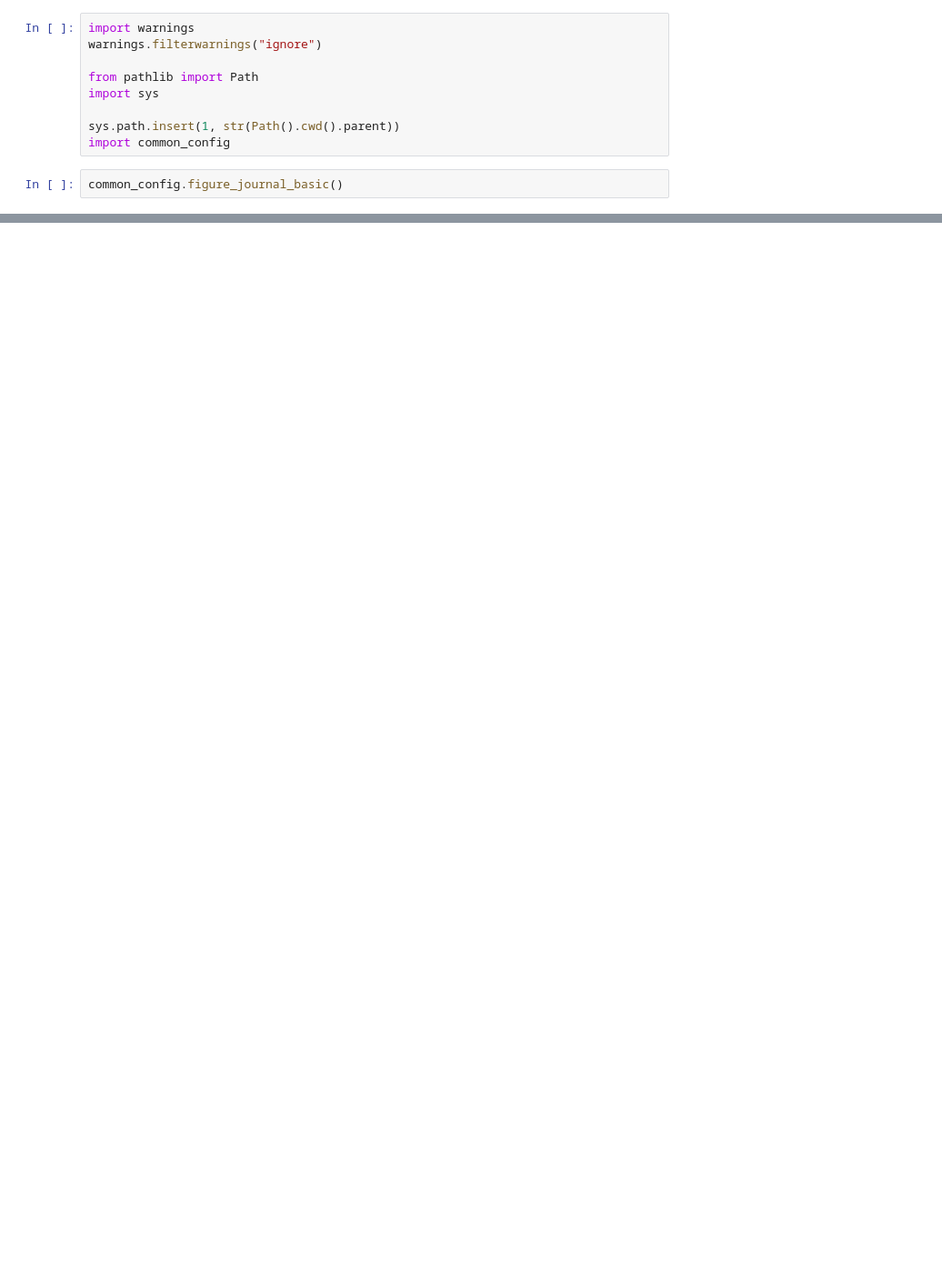
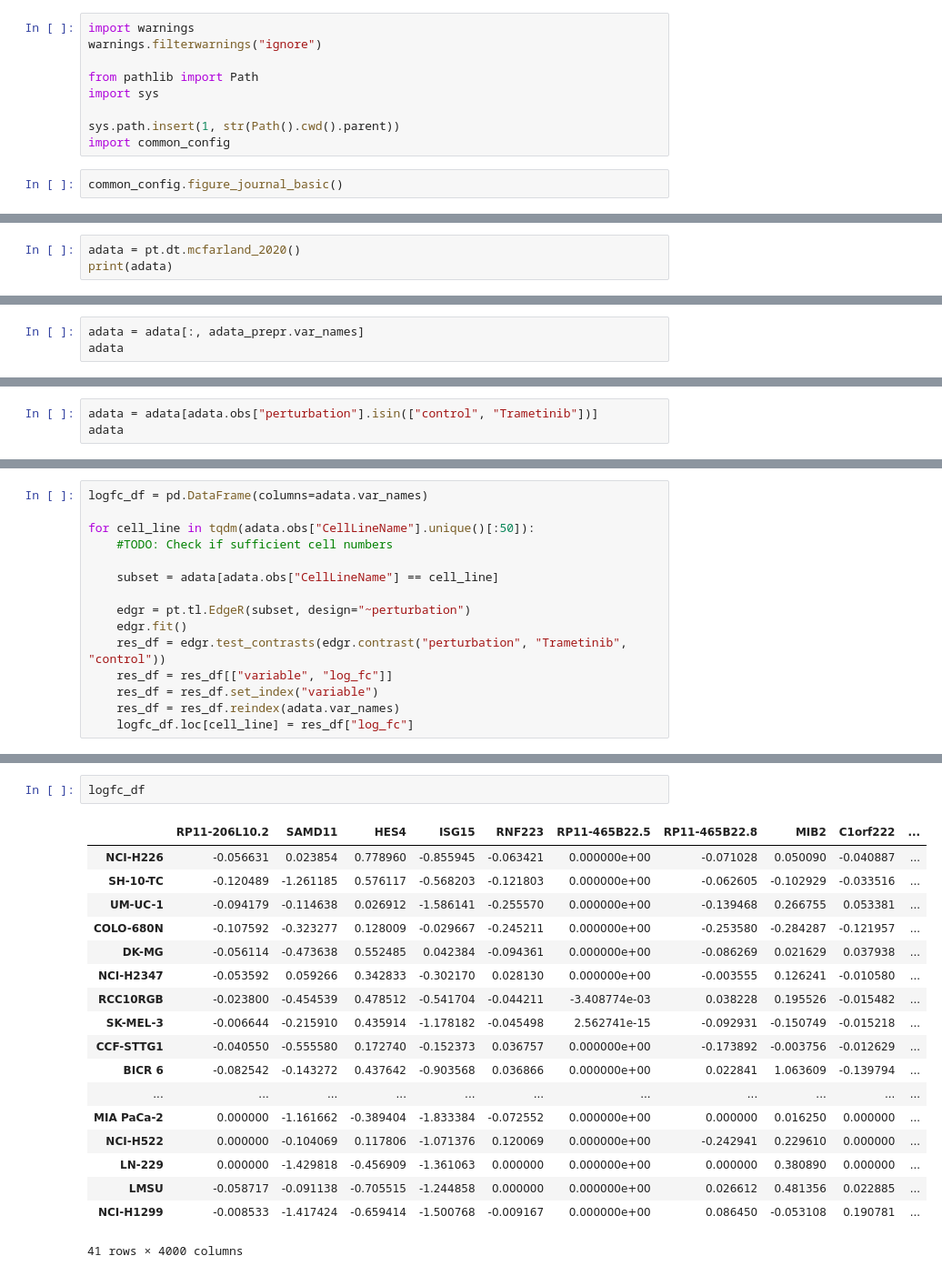
Before and after one commit to theislab/pertpy-reproducibility, a Jupyter notebook: mcfarland/04_mcfarland_drug_response.ipynb, the cells around one changed output, grey strips where cells are left out. Shown at 91% size. Drawn from its saved outputs; the diff is of its cells as text; blank space fills up the shorter version.

```diff
--- a/mcfarland/04_mcfarland_drug_response.ipynb
+++ b/mcfarland/04_mcfarland_drug_response.ipynb
@@ -22,0 +23,3 @@ adata = sc.read_h5ad("data/mcfarland_preprocessed.h5ad")
+# %%
+adata = pt.dt.mcfarland_2020()
+print(adata)
@@ -22,0 +30,3 @@ adata = sc.read_h5ad("data/mcfarland_preprocessed.h5ad")
+# %%
+adata = adata[:, adata_prepr.var_names]
+adata
@@ -75,0 +119,3 @@ Name: GDSC1, Length: 182875, dtype: float64
+# %%
+adata = adata[adata.obs["perturbation"].isin(["control", "Trametinib"])]
+adata
@@ -75,0 +126,15 @@ Name: GDSC1, Length: 182875, dtype: float64
+# %%
+logfc_df = pd.DataFrame(columns=adata.var_names)
+
+for cell_line in tqdm(adata.obs["CellLineName"].unique()[:50]):
+    #TODO: Check if sufficient cell numbers
+
+    subset = adata[adata.obs["CellLineName"] == cell_line]
+
+    edgr = pt.tl.EdgeR(subset, design="~perturbation")
+    edgr.fit()
+    res_df = edgr.test_contrasts(edgr.contrast("perturbation", "Trametinib", "control"))
+    res_df = res_df[["variable", "log_fc"]]
+    res_df = res_df.set_index("variable")
+    res_df = res_df.reindex(adata.var_names)
+    logfc_df.loc[cell_line] = res_df["log_fc"]
@@ -75,0 +160,21 @@ Name: GDSC1, Length: 182875, dtype: float64
+# %%
+logfc_df
+# %% [output]
+|  | RP11-206L10.2 | SAMD11 | HES4 | ISG15 | RNF223 | RP11-465B22.5 | RP11-465B22.8 | MIB2 | C1orf222 | ... |
+| NCI-H226 | -0.056631 | 0.023854 | 0.778960 | -0.855945 | -0.063421 | 0.000000e+00 | -0.071028 | 0.050090 | -0.040887 | ... |
+| SH-10-TC | -0.120489 | -1.261185 | 0.576117 | -0.568203 | -0.121803 | 0.000000e+00 | -0.062605 | -0.102929 | -0.033516 | ... |
+| UM-UC-1 | -0.094179 | -0.114638 | 0.026912 | -1.586141 | -0.255570 | 0.000000e+00 | -0.139468 | 0.266755 | 0.053381 | ... |
+| COLO-680N | -0.107592 | -0.323277 | 0.128009 | -0.029667 | -0.245211 | 0.000000e+00 | -0.253580 | -0.284287 | -0.121957 | ... |
+| DK-MG | -0.056114 | -0.473638 | 0.552485 | 0.042384 | -0.094361 | 0.000000e+00 | -0.086269 | 0.021629 | 0.037938 | ... |
+| NCI-H2347 | -0.053592 | 0.059266 | 0.342833 | -0.302170 | 0.028130 | 0.000000e+00 | -0.003555 | 0.126241 | -0.010580 | ... |
+| RCC10RGB | -0.023800 | -0.454539 | 0.478512 | -0.541704 | -0.044211 | -3.408774e-03 | 0.038228 | 0.195526 | -0.015482 | ... |
+| SK-MEL-3 | -0.006644 | -0.215910 | 0.435914 | -1.178182 | -0.045498 | 2.562741e-15 | -0.092931 | -0.150749 | -0.015218 | ... |
+| CCF-STTG1 | -0.040550 | -0.555580 | 0.172740 | -0.152373 | 0.036757 | 0.000000e+00 | -0.173892 | -0.003756 | -0.012629 | ... |
+| BICR 6 | -0.082542 | -0.143272 | 0.437642 | -0.903568 | 0.036866 | 0.000000e+00 | 0.022841 | 1.063609 | -0.139794 | ... |
+| ... | ... | ... | ... | ... | ... | ... | ... | ... | ... | ... |
+| MIA PaCa-2 | 0.000000 | -1.161662 | -0.389404 | -1.833384 | -0.072552 | 0.000000e+00 | 0.000000 | 0.016250 | 0.000000 | ... |
+| NCI-H522 | 0.000000 | -0.104069 | 0.117806 | -1.071376 | 0.120069 | 0.000000e+00 | -0.242941 | 0.229610 | 0.000000 | ... |
+| LN-229 | 0.000000 | -1.429818 | -0.456909 | -1.361063 | 0.000000 | 0.000000e+00 | 0.000000 | 0.380890 | 0.000000 | ... |
+| LMSU | -0.058717 | -0.091138 | -0.705515 | -1.244858 | 0.000000 | 0.000000e+00 | 0.026612 | 0.481356 | 0.022885 | ... |
+| NCI-H1299 | -0.008533 | -1.417424 | -0.659414 | -1.500768 | -0.009167 | 0.000000e+00 | 0.086450 | -0.053108 | 0.190781 | ... |
+41 rows × 4000 columns
```
Also changed, not shown: parts of 17 cells of this notebook, 1 other file.
